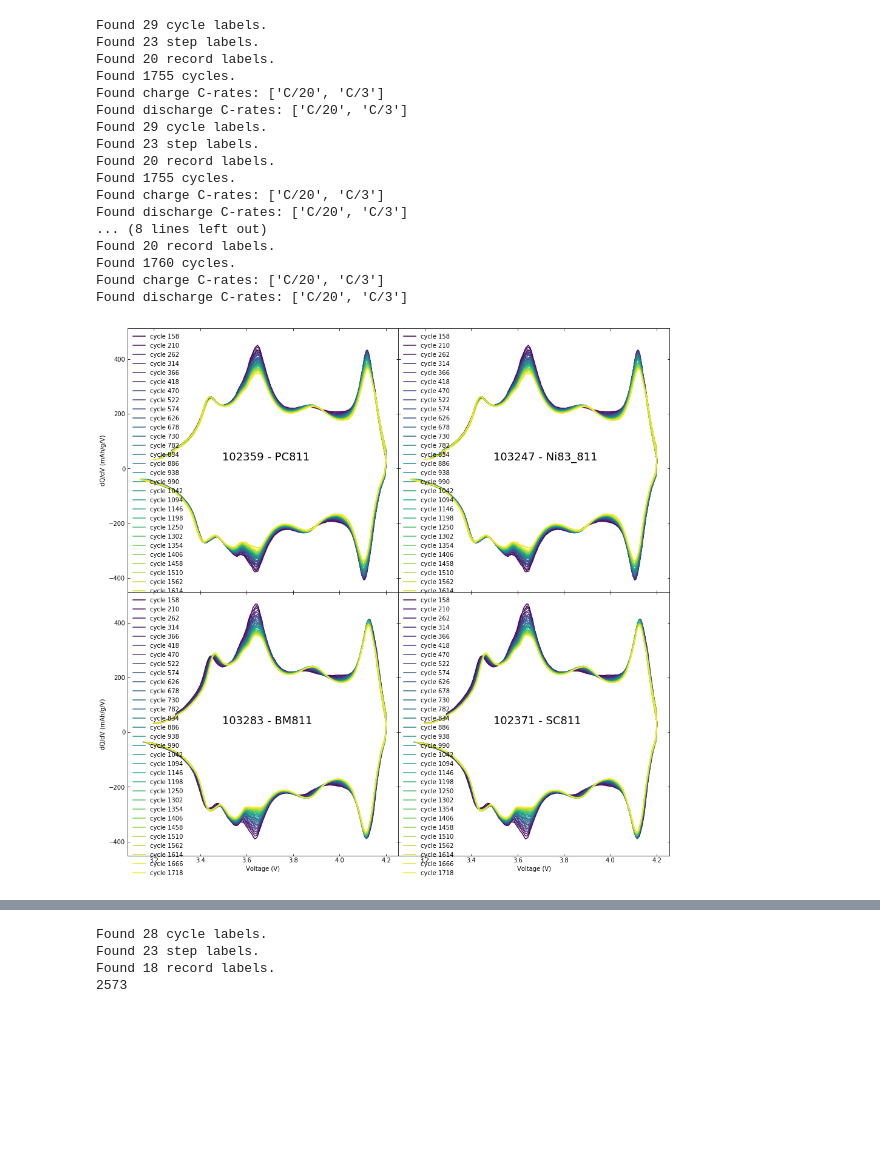
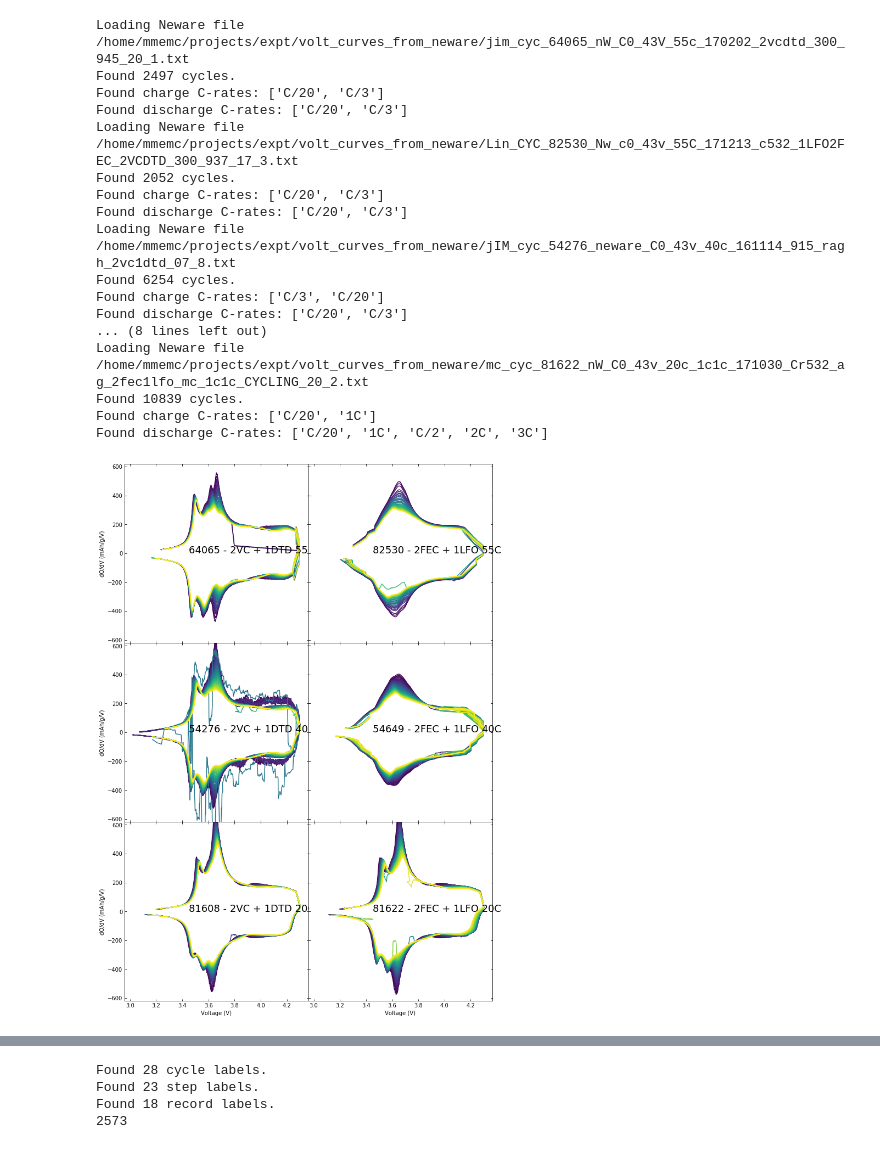
Before and after one commit to mmemcormier/cell-explorer, a Jupyter notebook: cycle_selector.ipynb, the cells around one changed output, grey strips where cells are left out. Saved outputs shown, nothing was run; the diff lists cells and outputs as text; code cells hidden in the pictures; blank space fills up the shorter version.

Commit message:
Fixed Neware parser, seems to work for all chargers now. Cleaned up and updated cycle_selector notebook.

```diff
--- a/cycle_selector.ipynb
+++ b/cycle_selector.ipynb
@@ -26,75 +26,93 @@ print(tmppath.absolute())
+# %%
+# Load all data into memory. If you want to load on-the-fly don't run this and uncomment
+# noted lines in blocks below.
+nd_list = []
+for i in range(dims[0]):
+    nd_list.append([])
+    for j in range(dims[1]):
+        fpath = p / '*{}*.txt'.format(cell_ids[i,j])
+        pstr = fpath.absolute().as_posix()
+        fname = glob(pstr)[0]
+        print('Loading Neware file {}'.format(fname))
+        nd = ParseNeware(fname)
+        nd_list[i].append(nd)
+# %% [output]
+Loading Neware file /home/mmemc/projects/expt/volt_curves_from_neware/jim_cyc_64065_nW_C0_43V_55c_170202_2vcdtd_300_945_20_1.txt
+Found 2497 cycles.
+Found charge C-rates: ['C/20', 'C/3']
+Found discharge C-rates: ['C/20', 'C/3']
+Loading Neware file /home/mmemc/projects/expt/volt_curves_from_neware/Lin_CYC_82530_Nw_c0_43v_55C_171213_c532_1LFO2FEC_2VCDTD_300_937_17_3.txt
+Found 2052 cycles.
+Found charge C-rates: ['C/20', 'C/3']
+Found discharge C-rates: ['C/20', 'C/3']
+Loading Neware file /home/mmemc/projects/expt/volt_curves_from_neware/jIM_cyc_54276_neware_C0_43v_40c_161114_915_ragh_2vc1dtd_07_8.txt
+Found 6254 cycles.
+Found charge C-rates: ['C/3', 'C/20']
+Found discharge C-rates: ['C/20', 'C/3']
+... (8 lines left out)
+Loading Neware file /home/mmemc/projects/expt/volt_curves_from_neware/mc_cyc_81622_nW_C0_43v_20c_1c1c_171030_Cr532_ag_2fec1lfo_mc_1c1c_CYCLING_20_2.txt
+Found 10839 cycles.
+Found charge C-rates: ['C/20', '1C']
+Found discharge C-rates: ['C/20', '1C', 'C/2', '2C', '3C']
 # %%
 fig, axs = plt.subplots(nrows=dims[0], ncols=dims[1], sharex=True, sharey=True,
-                        figsize=(8*dims[1], 8*dims[0]),
+                        figsize=(6*dims[1], 6*dims[0]),
                         gridspec_kw={'hspace':0.0, 'wspace':0.0})
+
+# Reshape axs in case there only one element in one of the dimensions.
+if len(np.shape(axs)) == 1:
+    axs = np.reshape(axs, dims)
+    print(np.shape(axs))
 
 #spacing = [525, 530]   # Step size in cycles
 #start = [104, 104]     # First cycle.
 
 for i in range(dims[0]):
     for j in range(dims[1]):
-        fpath = p / '*{}*.txt'.format(cell_ids[i,i])
-        pstr = fpath.absolute().as_posix()
-        fname = glob(pstr)[0]
-        #fname = glob(p / '*{}*.txt'.format(cell_ids[i,j]))[0]
-        #fname = glob('{}/*{}*.txt'.format(path, cell_ids[i,j]))[0]
-        nd = ParseNeware(fname)
+        # Uncomment to load data on-the-fly as oppowed to in memory (block #3)
+        #fpath = p / '*{}*.txt'.format(cell_ids[i,j])
+        #pstr = fpath.absolute().as_posix()
+        #fname = glob(pstr)[0]
+        #print('Working on Neware file {}'.format(fname))
+        #nd = ParseNeware(fname)
 
+        nd = nd_list[i][j]
         ncyc = nd.get_ncyc()
         #cycnums = np.arange(104, ncyc, spacing[i])
         selected_cycs = nd.select_by_rate('C/20', cyctype='cycle')
         cycnums = selected_cycs[3:]
         colors = plt.get_cmap('viridis')(np.linspace(0,1,len(cycnums)))
         with pd.ExcelWriter(p / '{0}_dQdV-voltage.xlsx'.format(cell_ids[i,j])) as writer:
-        #with pd.ExcelWriter('{0}/{1}_dQdV-voltage.xlsx'.format(path, cell_ids[i,j])) as writer:
             for n in range(len(cycnums)):
-                # Voltage curves
+                # V-Q curves
                 #cap, volt = nd.get_vcurve(cycnum=cycnums[n], cyctype='cycle')
                 #axs[i,j].plot(cap, volt, color=colors[n], label='cycle {}'.format(cycnums[n]))
                 #df = pd.DataFrame(data={'Specific Capacity': cap, 'Voltage': volt})
 
                 # dQ/dV
                 voltage, dQdV = nd.get_dQdV(cycnum=cycnums[n], avgstride=5)
                 axs[i,j].plot(voltage, dQdV, color=colors[n], label='cycle {}'.format(cycnums[n]))
                 #df = pd.DataFrame(data={'Voltage': voltage, 'dQdV': dQdV})
 
 
                 # Write to excel file.
                 #df.to_excel(writer, sheet_name='cycle {}'.format(cycnums[n]), index=False)
 
         # Figure params for voltage curves
         #axs[-1,j].set_xlabel('Specific Capacity ({})'.format(nd.recunits['Capacity_Density']))
         #axs[i,0].set_ylabel('Voltage (V)')
 
         # Figure params for dQ/dV
         axs[-1,j].set_xlabel('Voltage (V)')
         axs[i,0].set_ylabel('dQ/dV (mAh/g/V)')
-        #axs[i].set_ylim(-600, 599)
+        axs[i,j].set_ylim(-620, 620)
         #axs[i].set_xlim(4.0, 4.2)
 
 
         axs[i,j].annotate('{}'.format(cell_labels[i,j]), xy=(0.35, 0.5), xycoords='axes fraction', fontsize=18)
-        axs[i,j].legend(frameon=False)
+        #axs[i,j].legend(frameon=False)
         axs[i,j].tick_params(direction='in', top=True, right=True)
-plt.savefig(p / 'dQdV_comparison_SC811-PC811-Ni83_811-BM811_Cover20.jpg'.format(path), bbox_inches='tight')
-#plt.savefig('{}/dQdV_comparison_SC811-PC811-Ni83_811-BM811_Cover20.jpg'.format(path), bbox_inches='tight')
+#plt.savefig(p / 'dQdV_comparison_SC811-PC811-Ni83_811-BM811_Cover20.jpg', bbox_inches='tight')
 # %% [output]
-Found 29 cycle labels.
-Found 23 step labels.
-Found 20 record labels.
-Found 1755 cycles.
-Found charge C-rates: ['C/20', 'C/3']
-Found discharge C-rates: ['C/20', 'C/3']
-Found 29 cycle labels.
-Found 23 step labels.
-Found 20 record labels.
-Found 1755 cycles.
-Found charge C-rates: ['C/20', 'C/3']
-Found discharge C-rates: ['C/20', 'C/3']
-... (8 lines left out)
-Found 20 record labels.
-Found 1760 cycles.
-Found charge C-rates: ['C/20', 'C/3']
-Found discharge C-rates: ['C/20', 'C/3']
-[figure, old version]
+[figure, new version]
 # %%
```
Also changed, not shown: parts of 4 cells of this notebook, 1 other file.
